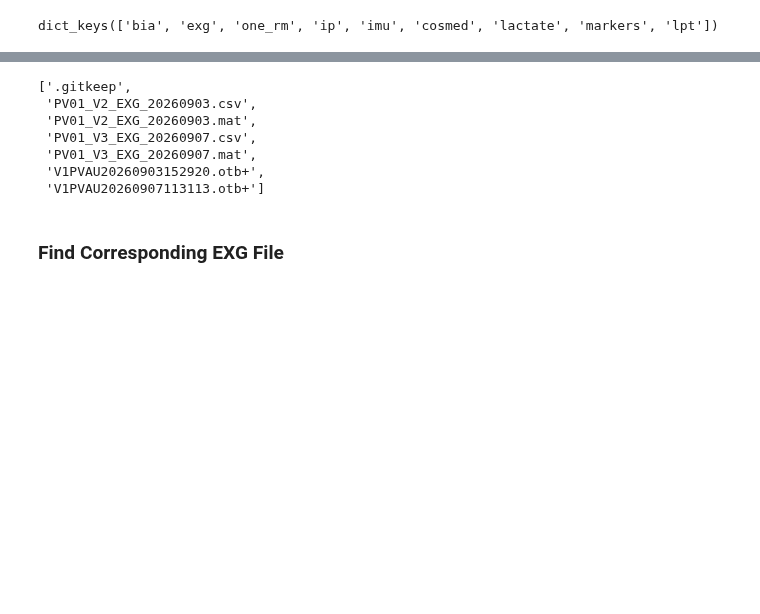
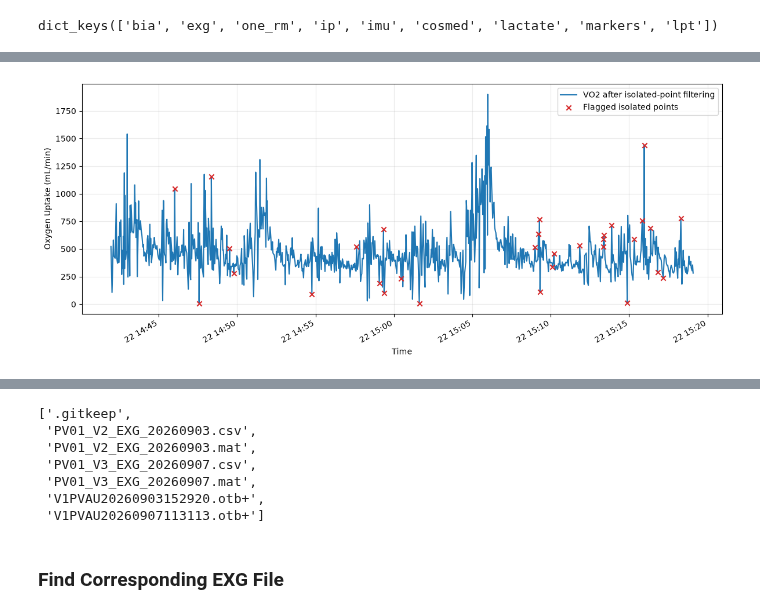
Before and after one commit to n7-sehgalr/wearable-mlee, a Jupyter notebook: notebooks/groundtruth.ipynb, the cells around one changed output, grey strips where cells are left out. Saved outputs shown, nothing was run; the diff lists cells and outputs as text; code cells hidden in the pictures; blank space fills up the shorter version.

```diff
--- a/notebooks/groundtruth.ipynb
+++ b/notebooks/groundtruth.ipynb
@@ -164 +277,25 @@ np.float64(169.94683333333336)
+# %%
+fig, ax = plt.subplots(figsize=(12, 5))
+ax.plot(
+    df_cosmed["timestamp"],
+    df_cosmed["VO2[mL/min]"],
+    label="VO2 after isolated-point filtering",
+)
+ax.scatter(
+    df_outliers["timestamp"],
+    df_outliers["VO2[mL/min]"],
+    color="tab:red",
+    marker="x",
+    label="Flagged isolated points",
+    zorder=3,
+)
+ax.set_xlabel("Time")
+ax.set_ylabel("Oxygen Uptake (mL/min)")
+ax.legend()
+ax.grid(True, alpha=0.25)
+fig.autofmt_xdate()
+plt.tight_layout()
+plt.show()
+# %% [output]
+[figure, added]
 # %%
```
Also changed, not shown: parts of 18 cells of this notebook, 1 other file.
